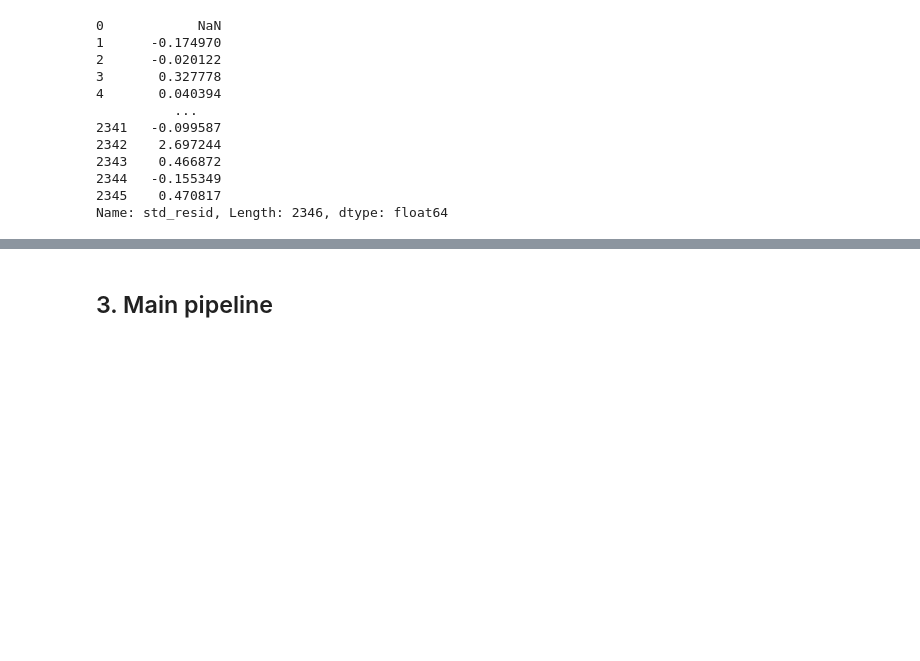
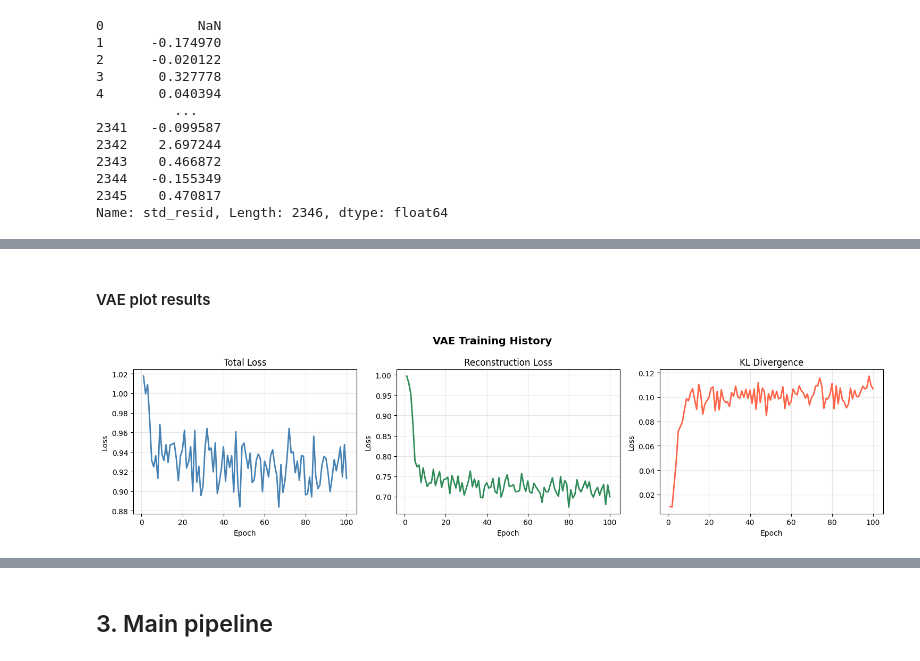
Before and after one commit to andrebraeuer/machinelearning, a Jupyter notebook: SANDBOX/modelrisk_vae_V1.1.ipynb, the cells around one changed output, grey strips where cells are left out. Drawn from its saved outputs; the diff is of its cells as text; code cells hidden in the pictures; blank space fills up the shorter version.

Commit message:
VAE class, loss function, train function, application

```diff
--- a/SANDBOX/modelrisk_vae_V1.1.ipynb
+++ b/SANDBOX/modelrisk_vae_V1.1.ipynb
@@ -161,7 +190,8 @@ test_marginals["residuals_std"]
 2345    0.470817
 Name: std_resid, Length: 2346, dtype: float64
 # %%
-fits = {c: fit_marginals(returns[c], scale=SCALE, dist="skewt") for c in returns.columns}
+torch.manual_seed(SEED)
+fits = {c: fit_marginals(returns_insample[c], scale=SCALE, dist="skewt") for c in returns.columns}
 # %%
 fits
 # %% [output]
@@ -198,0 +423,10 @@ array([[-0.13826902, -0.15108112,  0.76024514,  1.35399515,  0.12701187],
+# %%
+def vae_loss_components(x, x_hat, mu, lv, beta=1.0):
+    """
+    Return (total, recon, kl) so we can monitor them separately.
+    Posterior collapse shows up as kl -> 0 while recon keeps improving.
+    """
+    recon = F.mse_loss(x_hat, x, reduction="mean") # misst wie gut der Decoder die Inputdaten rekonstruiert hat
+    kl    = -0.5 * torch.mean(1 + lv - mu.pow(2) - lv.exp()) # Das Vorzeichen -0.5 dreht den Term um, weil wir minimieren (Loss), die KL-Formel aber ursprünglich maximiert wird
+    total = recon + beta * kl # Die zwei Terme werden addiert, wobei β den KL-Term skaliert; ß>1: stärkere Regularisierung
+    return total, recon, kl # alle 3 Wert ewerden zurückgegeben, damit während dem Training beobachtet werden kann, ob ein Posterior Collapse passiert
@@ -198,0 +551,4 @@ array([[-0.13826902, -0.15108112,  0.76024514,  1.35399515,  0.12701187],
+# %%
+torch.manual_seed(SEED)
+model = VAE_model()
+history = VAE_train(model, matrix_residuals_std, epochs=100, batch_size=32, log_every=1)
@@ -198,0 +573,27 @@ array([[-0.13826902, -0.15108112,  0.76024514,  1.35399515,  0.12701187],
+# %% [markdown]
+#### VAE plot results
+# %%
+def plot_vae_history(history):
+    epochs = range(1, len(history["total"]) + 1)
+
+    fig, axes = plt.subplots(1, 3, figsize=(15, 4))
+
+    for ax, key, color, title in zip(
+        axes,
+        ["total", "recon", "kl"],
+        ["steelblue", "seagreen", "tomato"],
+        ["Total Loss", "Reconstruction Loss", "KL Divergence"]
+    ):
+        ax.plot(epochs, history[key], color=color, linewidth=2)
+        ax.set_title(title)
+        ax.set_xlabel("Epoch")
+        ax.set_ylabel("Loss")
+        ax.grid(True, alpha=0.3)
+
+    plt.suptitle("VAE Training History", fontsize=14, fontweight="bold")
+    plt.tight_layout()
+    plt.show()
+# %%
+plot_vae_history(history)
+# %% [output]
+[figure, added]
```
Also changed, not shown: parts of 25 cells of this notebook, 2 other files.
